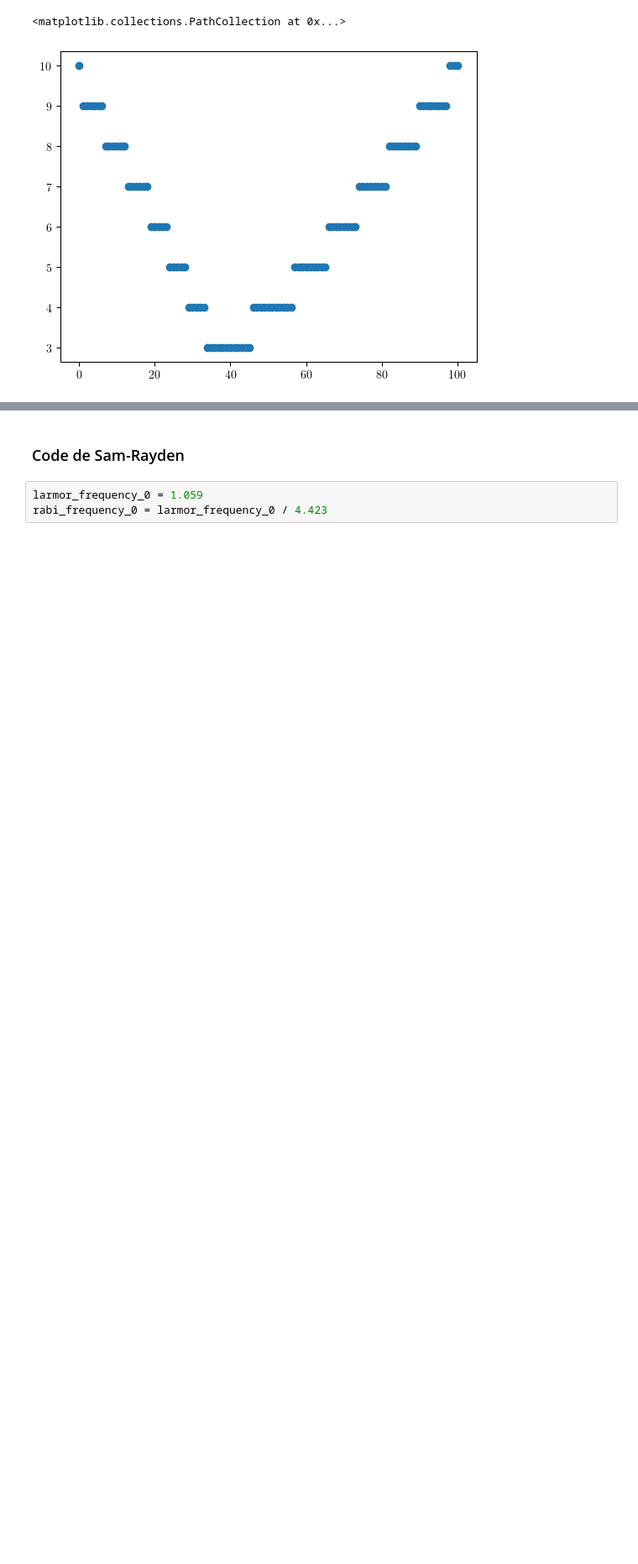
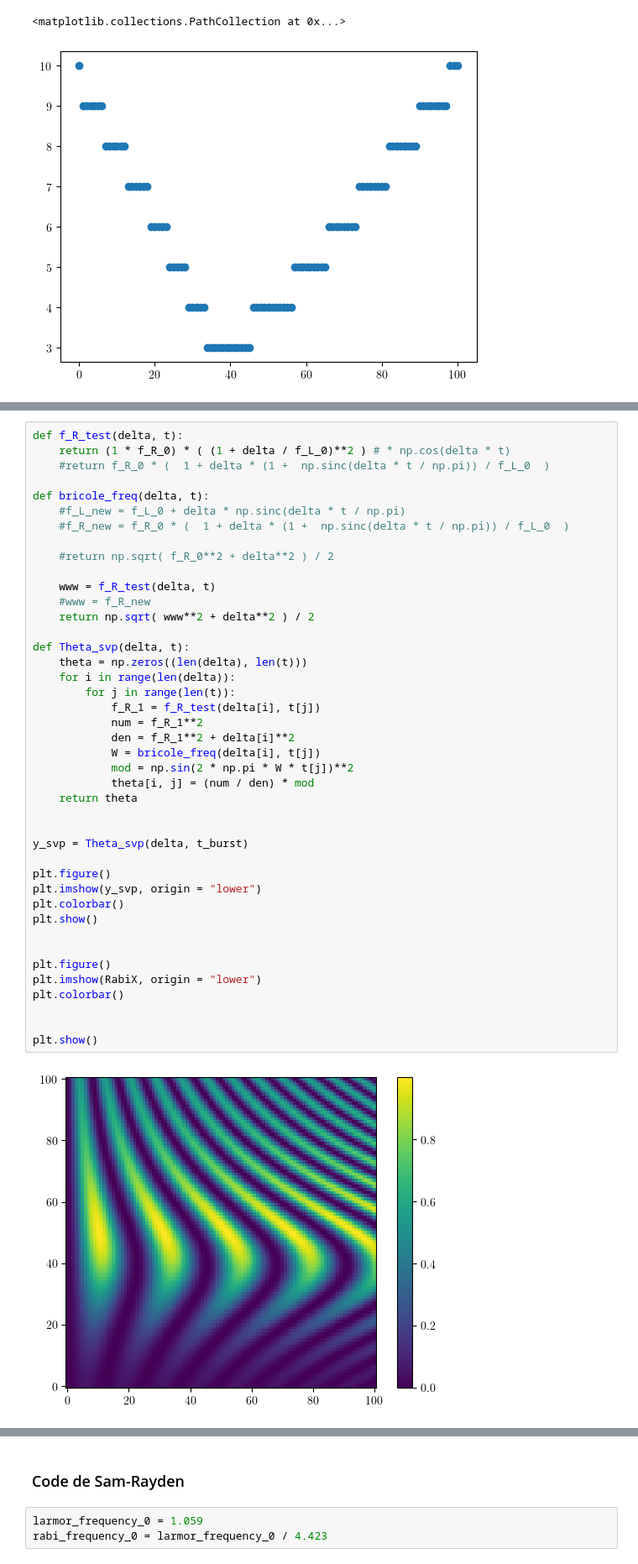
Before and after one commit to ekspone/GyroSpin, a Jupyter notebook: TheEND/rabi_plot.ipynb, the cells around one changed output, grey strips where cells are left out. Shown at 84% size. Cells and saved outputs as stored; diff of their text form; blank space fills up the shorter version.

```diff
--- a/TheEND/rabi_plot.ipynb
+++ b/TheEND/rabi_plot.ipynb
@@ -117,0 +126,44 @@ plt.scatter(range(len(l)), l)
+# %%
+def f_R_test(delta, t):
+    return (1 * f_R_0) * ( (1 + delta / f_L_0)**2 ) # * np.cos(delta * t)
+    #return f_R_0 * (  1 + delta * (1 +  np.sinc(delta * t / np.pi)) / f_L_0  )
+
+def bricole_freq(delta, t):
+    #f_L_new = f_L_0 + delta * np.sinc(delta * t / np.pi)
+    #f_R_new = f_R_0 * (  1 + delta * (1 +  np.sinc(delta * t / np.pi)) / f_L_0  )
+
+    #return np.sqrt( f_R_0**2 + delta**2 ) / 2
+
+    www = f_R_test(delta, t)
+    #www = f_R_new
+    return np.sqrt( www**2 + delta**2 ) / 2
+
+def Theta_svp(delta, t):
+    theta = np.zeros((len(delta), len(t)))
+    for i in range(len(delta)):
+        for j in range(len(t)):
+            f_R_1 = f_R_test(delta[i], t[j])
+            num = f_R_1**2
+            den = f_R_1**2 + delta[i]**2
+            W = bricole_freq(delta[i], t[j])
+            mod = np.sin(2 * np.pi * W * t[j])**2
+            theta[i, j] = (num / den) * mod
+    return theta
+
+
+y_svp = Theta_svp(delta, t_burst)
+
+plt.figure()
+plt.imshow(y_svp, origin = "lower")
+plt.colorbar()
+plt.show()
+
+
+plt.figure()
+plt.imshow(RabiX, origin = "lower")
+plt.colorbar()
+
+
+plt.show()
+# %% [output]
+[figure, added]
```
Also changed, not shown: parts of 11 cells of this notebook, 11 other files.
